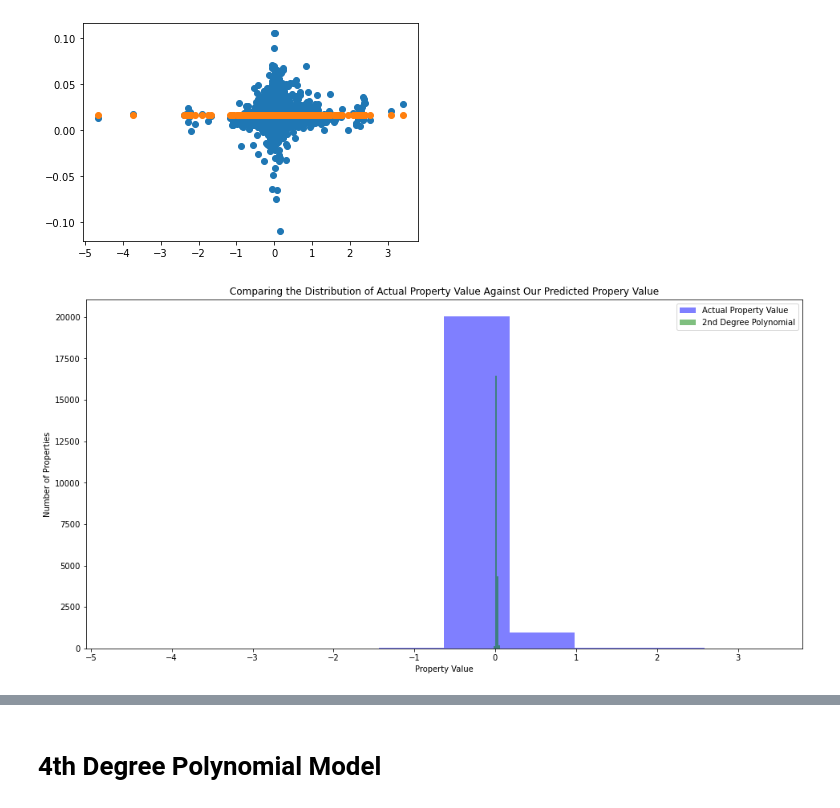
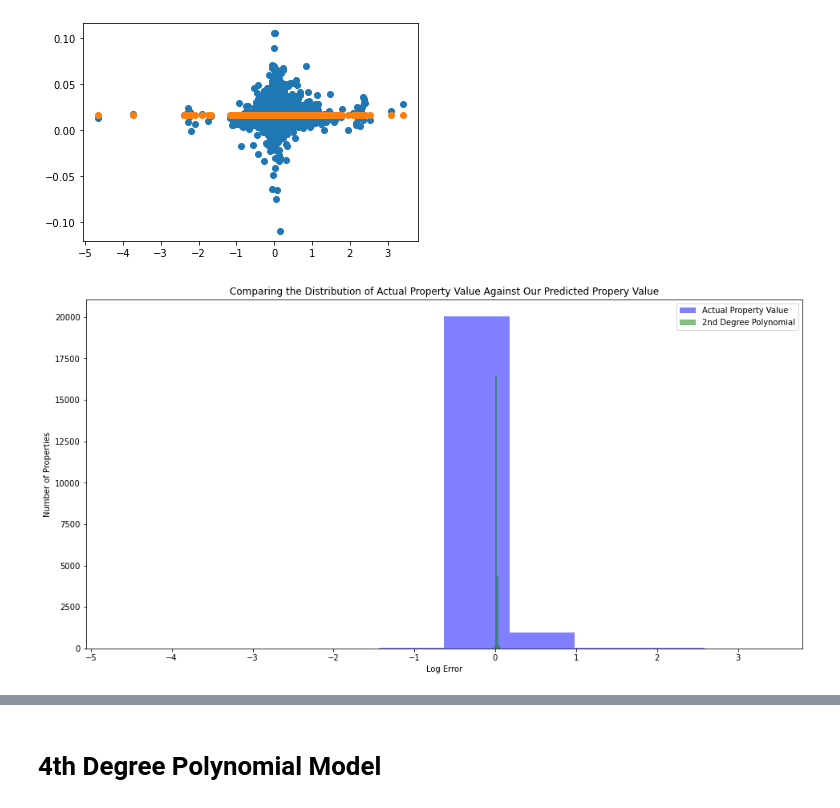
Before and after one commit to AAranda10/clustering-project, a Jupyter notebook: clustering_project.ipynb, the cells around one changed output, grey strips where cells are left out. Cells and saved outputs as stored; diff of their text form; code cells hidden in the pictures.

```diff
--- a/clustering_project.ipynb
+++ b/clustering_project.ipynb
@@ -264,15 +267,19 @@ X_train.head()
 X_train_scaled, X_validate_scaled, X_test_scaled = wrangle.min_max_scale(X_train, X_validate, X_test)
 # %%
+#Import kmeans to create clusters on the selected features
 from sklearn.cluster import KMeans
-X1 = X_train_scaled[['propertylandusetypeid', 'bathroomcnt', 'bedroomcnt', 'calculatedbathnbr',
-           'calculatedfinishedsquarefeet', 'fips', 'fullbathcnt', 'latitude', 'longitude',
-           'lotsizesquarefeet', 'regionidzip', 'roomcnt', 'yearbuilt', 'taxvaluedollarcnt']]
-X2 = X_validate_scaled[['propertylandusetypeid', 'bathroomcnt', 'bedroomcnt', 'calculatedbathnbr',
-           'calculatedfinishedsquarefeet', 'fips', 'fullbathcnt', 'latitude', 'longitude',
-           'lotsizesquarefeet', 'regionidzip', 'roomcnt', 'yearbuilt', 'taxvaluedollarcnt']]
-X3 = X_test_scaled[['propertylandusetypeid', 'bathroomcnt', 'bedroomcnt', 'calculatedbathnbr',
-           'calculatedfinishedsquarefeet', 'fips', 'fullbathcnt', 'latitude', 'longitude',
-           'lotsizesquarefeet', 'regionidzip', 'roomcnt', 'yearbuilt', 'taxvaluedollarcnt']]
+X1 = X_train_scaled[['bathroomcnt', 'bedroomcnt', 'calculatedbathnbr',
+                     'calculatedfinishedsquarefeet', 'fips', 'fullbathcnt',
+                     'lotsizesquarefeet', 'regionidzip', 'roomcnt', 'yearbuilt',
+                     'taxvaluedollarcnt']]
+X2 = X_validate_scaled[['bathroomcnt', 'bedroomcnt', 'calculatedbathnbr',
+                     'calculatedfinishedsquarefeet', 'fips', 'fullbathcnt',
+                     'lotsizesquarefeet', 'regionidzip', 'roomcnt', 'yearbuilt',
+                     'taxvaluedollarcnt']]
+X3 = X_test_scaled[['bathroomcnt', 'bedroomcnt', 'calculatedbathnbr',
+                     'calculatedfinishedsquarefeet', 'fips', 'fullbathcnt',
+                     'lotsizesquarefeet', 'regionidzip', 'roomcnt', 'yearbuilt',
+                     'taxvaluedollarcnt']]
 kmeans = KMeans(n_clusters=4)
 kmeans.fit(X1)
 # %% [output]
@@ -476,12 +510,12 @@ plt.scatter(y_validate.logerror, y_validate.yhat_baseline, label='Baseline Predi
 # %%
 # plot to visualize actual vs predicted.
 plt.figure(figsize=(16,8))
 plt.hist(y_validate.logerror, color='blue', alpha=.5, label="Actual Property Value")
 plt.hist(y_validate.yhat_lm, color='green', alpha=.5, label="2nd Degree Polynomial")
-plt.xlabel("Property Value")
+plt.xlabel("Log Error")
 plt.ylabel("Number of Properties")
 plt.title("Comparing the Distribution of Actual Property Value Against Our Predicted Propery Value")
 plt.legend()
 plt.show()
 # %% [output]
-[figure, old version]
+[figure, new version]
```
Also changed, not shown: parts of 41 cells of this notebook.
